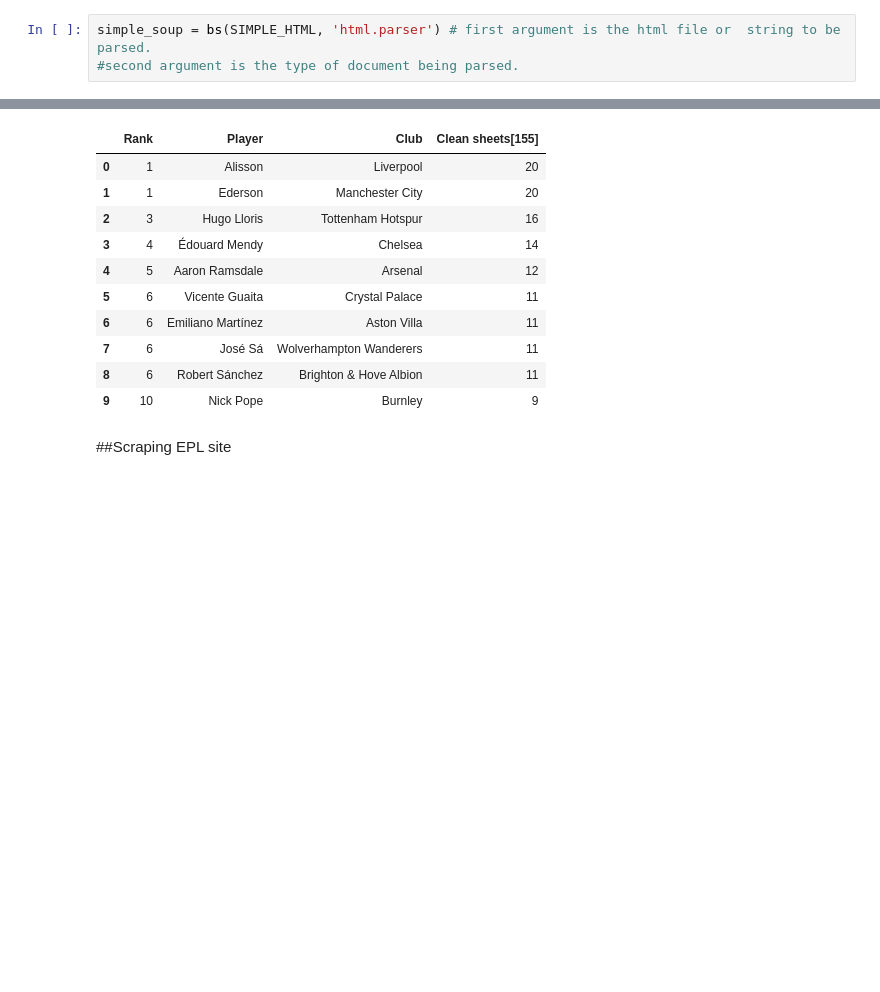
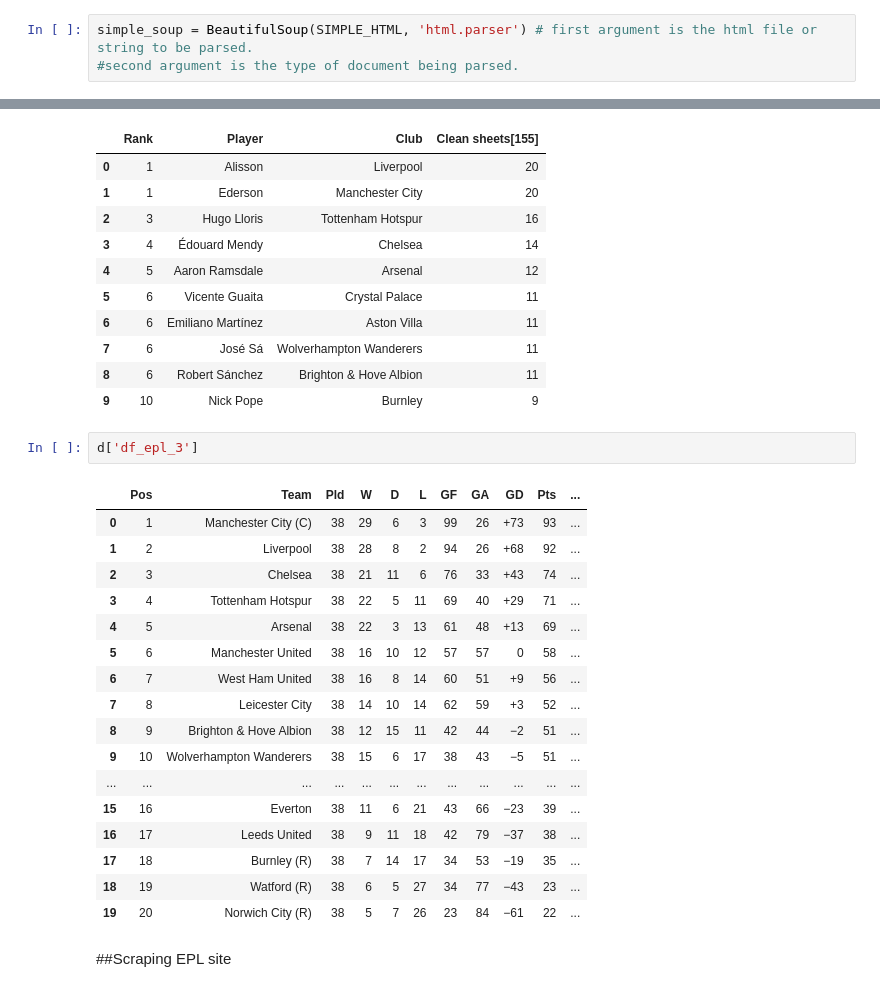
Before and after one commit to Delonix7/Data_Science_Essentials, a Jupyter notebook: Web_Scraping_with_Python.ipynb, the cells around one changed output, grey strips where cells are left out. Cells and saved outputs as stored; diff of their text form; blank space fills up the shorter version.

```diff
--- a/Web_Scraping_with_Python.ipynb
+++ b/Web_Scraping_with_Python.ipynb
@@ -33,7 +34,7 @@ SIMPLE_HTML ='''<html>
 # with open ('simple_html.html') as doc: #if html is save in a file, use this code to parse it to BeautifulSoup
 #   soup = bs(doc, 'html.parser')
 # %%
-simple_soup = bs(SIMPLE_HTML, 'html.parser') # first argument is the html file or  string to be parsed.
+simple_soup = BeautifulSoup(SIMPLE_HTML, 'html.parser') # first argument is the html file or  string to be parsed.
 #second argument is the type of document being parsed.
 # %%
 print(simple_soup.find('h1')) #goes throught the html document and find the first h1 tag
@@ -398,6 +500,26 @@ d['df_epl_8']
 | 7 | 6 | José Sá | Wolverhampton Wanderers | 11 |
 | 8 | 6 | Robert Sánchez | Brighton & Hove Albion | 11 |
 | 9 | 10 | Nick Pope | Burnley | 9 |
+# %%
+d['df_epl_3']
+# %% [output]
+|  | Pos | Team | Pld | W | D | L | GF | GA | GD | Pts | ... |
+| 0 | 1 | Manchester City (C) | 38 | 29 | 6 | 3 | 99 | 26 | +73 | 93 | ... |
+| 1 | 2 | Liverpool | 38 | 28 | 8 | 2 | 94 | 26 | +68 | 92 | ... |
+| 2 | 3 | Chelsea | 38 | 21 | 11 | 6 | 76 | 33 | +43 | 74 | ... |
+| 3 | 4 | Tottenham Hotspur | 38 | 22 | 5 | 11 | 69 | 40 | +29 | 71 | ... |
+| 4 | 5 | Arsenal | 38 | 22 | 3 | 13 | 61 | 48 | +13 | 69 | ... |
+| 5 | 6 | Manchester United | 38 | 16 | 10 | 12 | 57 | 57 | 0 | 58 | ... |
+| 6 | 7 | West Ham United | 38 | 16 | 8 | 14 | 60 | 51 | +9 | 56 | ... |
+| 7 | 8 | Leicester City | 38 | 14 | 10 | 14 | 62 | 59 | +3 | 52 | ... |
+| 8 | 9 | Brighton & Hove Albion | 38 | 12 | 15 | 11 | 42 | 44 | −2 | 51 | ... |
+| 9 | 10 | Wolverhampton Wanderers | 38 | 15 | 6 | 17 | 38 | 43 | −5 | 51 | ... |
+| ... | ... | ... | ... | ... | ... | ... | ... | ... | ... | ... | ... |
+| 15 | 16 | Everton | 38 | 11 | 6 | 21 | 43 | 66 | −23 | 39 | ... |
+| 16 | 17 | Leeds United | 38 | 9 | 11 | 18 | 42 | 79 | −37 | 38 | ... |
+| 17 | 18 | Burnley (R) | 38 | 7 | 14 | 17 | 34 | 53 | −19 | 35 | ... |
+| 18 | 19 | Watford (R) | 38 | 6 | 5 | 27 | 34 | 77 | −43 | 23 | ... |
+| 19 | 20 | Norwich City (R) | 38 | 5 | 7 | 26 | 23 | 84 | −61 | 22 | ... |
 # %% [markdown]
 ##Scraping EPL site
 # %%
```
Also changed, not shown: parts of 43 cells of this notebook.
